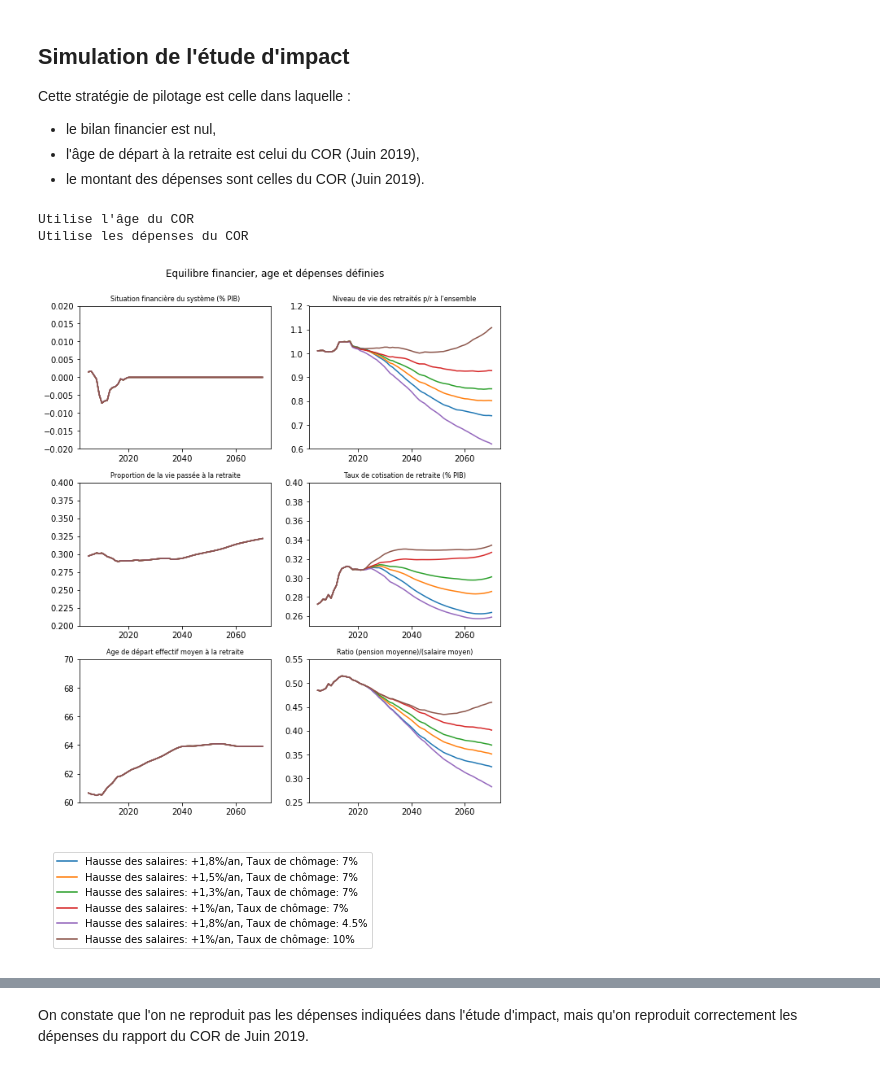
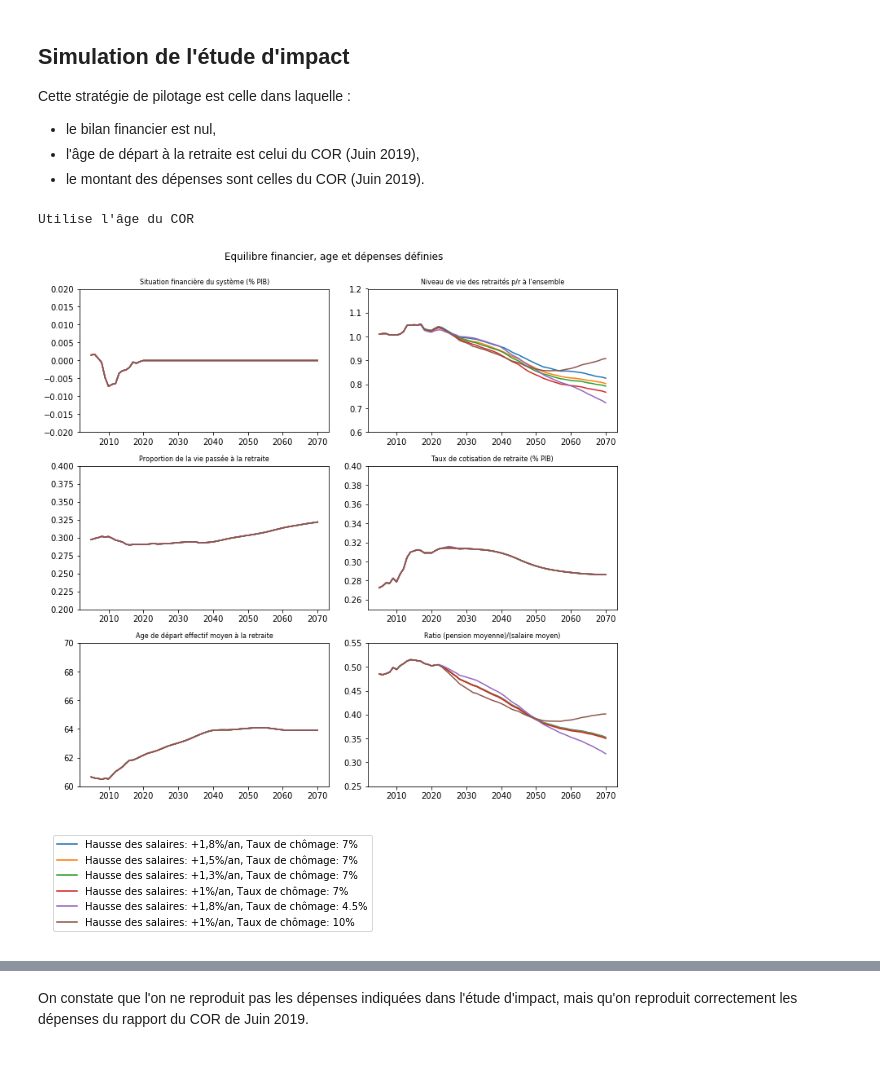
Before and after one commit to brunoscherrer/retraites, a Jupyter notebook: doc/simulation-Etude-Impact.ipynb, the cells around one changed output, grey strips where cells are left out. Drawn from its saved outputs; the diff is of its cells as text; code cells hidden in the pictures.

```diff
--- a/doc/simulation-Etude-Impact.ipynb
+++ b/doc/simulation-Etude-Impact.ipynb
@@ -55,0 +92,4 @@ pl.tight_layout(rect=[0, 0.03, 1, 0.95])
+# %%
+annees = [2020, 2025, 2030, 2040, 2050, 2060, 2070]
+depenses = [derniere_depense_constatee, 0.138, 0.138, 0.136, 0.130, 0.127, 0.126]
+nb_annees = len(annees)
@@ -55,0 +98,2 @@ pl.tight_layout(rect=[0, 0.03, 1, 0.95])
+# %%
+depenses_interpolateur = interpolate.interp1d(annees, depenses, kind="quadratic")
@@ -55,0 +123,6 @@ pl.tight_layout(rect=[0, 0.03, 1, 0.95])
+# %%
+depenses_EI = analyse.Depenses
+for s in simulateur.scenarios:
+    for a in simulateur.annees_futures:
+        if (a>=2020):
+            depenses_EI[s][a] = depenses_interpolateur(a)
@@ -61,16 +143,15 @@ Cette stratégie de pilotage est celle dans laquelle :
 * l'âge de départ à la retraite est celui du COR (Juin 2019),
 * le montant des dépenses sont celles du COR (Juin 2019).
 # %%
-analyse = simulateur.pilotageParAgeEtDepenses()
+analyse = simulateur.pilotageParAgeEtDepenses(Dcible=depenses_EI)
 # %% [output]
 Utilise l'âge du COR
-Utilise les dépenses du COR
 # %%
-pl.figure(figsize=(8,10))
+pl.figure(figsize=(10,10))
 pl.suptitle(u"Equilibre financier, age et dépenses définies")
 analyse.graphiques()
 analyse.plot_legend()
 # %% [output]
-[figure, old version]
+[figure, new version]
 [figure]
 # %%
```
Also changed, not shown: parts of 20 cells of this notebook, 4 other files.
